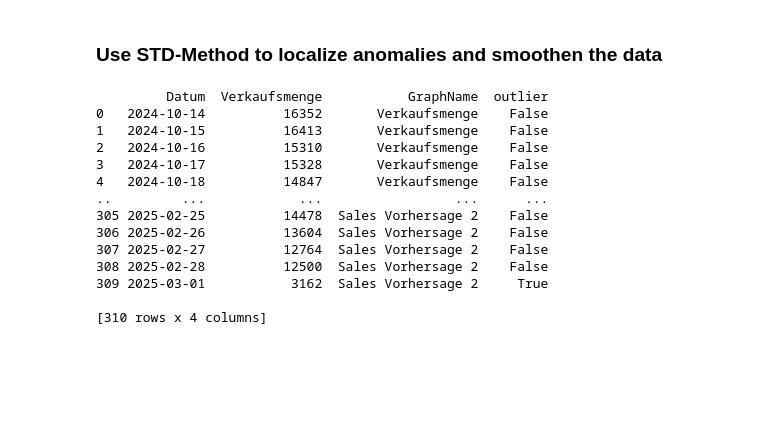
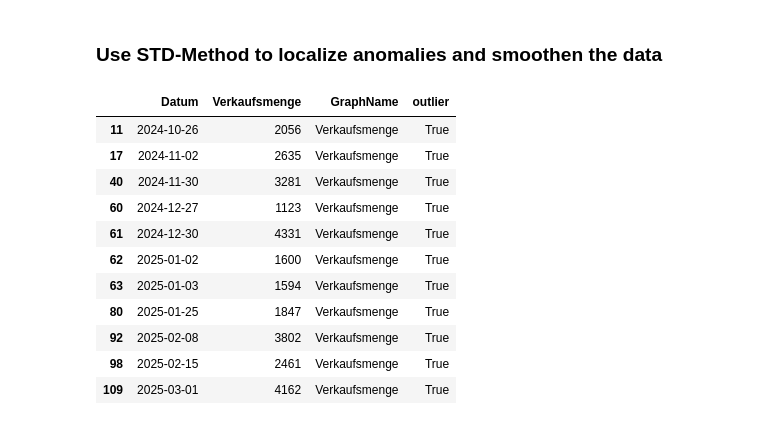
Before and after one commit to NiklasCODES/Masterarbeit, a Jupyter notebook: EDA.ipynb, the cells around one changed output. Saved outputs shown, nothing was run; the diff lists cells and outputs as text; code cells hidden in the pictures; blank space fills up the shorter version.

```diff
--- a/EDA.ipynb
+++ b/EDA.ipynb
@@ -5,6 +5,7 @@ import matplotlib.pyplot as plt
 from DataFrameProcessor import DataFrameProcessor
 # %%
 df = pd.read_csv("./data/anonymized_sales.csv")
+df["dt_date"] = pd.to_datetime(df["Datum"], format="%Y%m%d")
 df
 # %% [output]
 |  | Transaktionsschlüssel | Niederlassung | Datum | Transaktionstyp | Retailtypcode | Kundennummer | ... |
@@ -125,28 +126,33 @@ plt.show()
 # %%
 df = df_proc.df
 #q1 = np.quantile(df["Verkaufsmenge"], 0.25)
 #q3 = np.quantile(df["Verkaufsmenge"], 0.75)
 #iqr = q1-q3
 sd = df["Verkaufsmenge"].std()
 mean = df["Verkaufsmenge"].mean()
 
 lower_boundary = mean - 2 * sd
 upper_boundary = mean + 2 * sd
 df["outlier"] = (df["Verkaufsmenge"] < lower_boundary) | (df["Verkaufsmenge"] > upper_boundary)
+outliers = df[df["outlier"]]
+#outliers["date_dt"] = pd.to_datetime(outliers["Datum"])
+#outliers["day"] = outliers["dt_date"].dt.weekday
 df_proc.reset_df(df, full_reset=True)
-print(df_proc.df)
+#grouped = outliers.groupby(['dt_date', 'Dummy-Bestellkanal']).size().reset_index(name='count')
+#grouped = grouped.sort_values(['dt_date', 'Dummy-Bestellkanal'])
+#print(outliers[outliers["GraphName"] == "Verkaufsmenge"])
+#grouped.head(50)
+outliers[outliers["GraphName"] == "Verkaufsmenge"]
 # %% [output]
-         Datum  Verkaufsmenge           GraphName  outlier
-0   2024-10-14          16352       Verkaufsmenge    False
-1   2024-10-15          16413       Verkaufsmenge    False
-2   2024-10-16          15310       Verkaufsmenge    False
-3   2024-10-17          15328       Verkaufsmenge    False
-4   2024-10-18          14847       Verkaufsmenge    False
-..         ...            ...                 ...      ...
-305 2025-02-25          14478  Sales Vorhersage 2    False
-306 2025-02-26          13604  Sales Vorhersage 2    False
-307 2025-02-27          12764  Sales Vorhersage 2    False
-308 2025-02-28          12500  Sales Vorhersage 2    False
-309 2025-03-01           3162  Sales Vorhersage 2     True
-
-[310 rows x 4 columns]
+|  | Datum | Verkaufsmenge | GraphName | outlier |
+| 11 | 2024-10-26 | 2056 | Verkaufsmenge | True |
+| 17 | 2024-11-02 | 2635 | Verkaufsmenge | True |
+| 40 | 2024-11-30 | 3281 | Verkaufsmenge | True |
+| 60 | 2024-12-27 | 1123 | Verkaufsmenge | True |
+| 61 | 2024-12-30 | 4331 | Verkaufsmenge | True |
+| 62 | 2025-01-02 | 1600 | Verkaufsmenge | True |
+| 63 | 2025-01-03 | 1594 | Verkaufsmenge | True |
+| 80 | 2025-01-25 | 1847 | Verkaufsmenge | True |
+| 92 | 2025-02-08 | 3802 | Verkaufsmenge | True |
+| 98 | 2025-02-15 | 2461 | Verkaufsmenge | True |
+| 109 | 2025-03-01 | 4162 | Verkaufsmenge | True |
```
Also changed, not shown: parts of 2 cells of this notebook, 1 other file.
